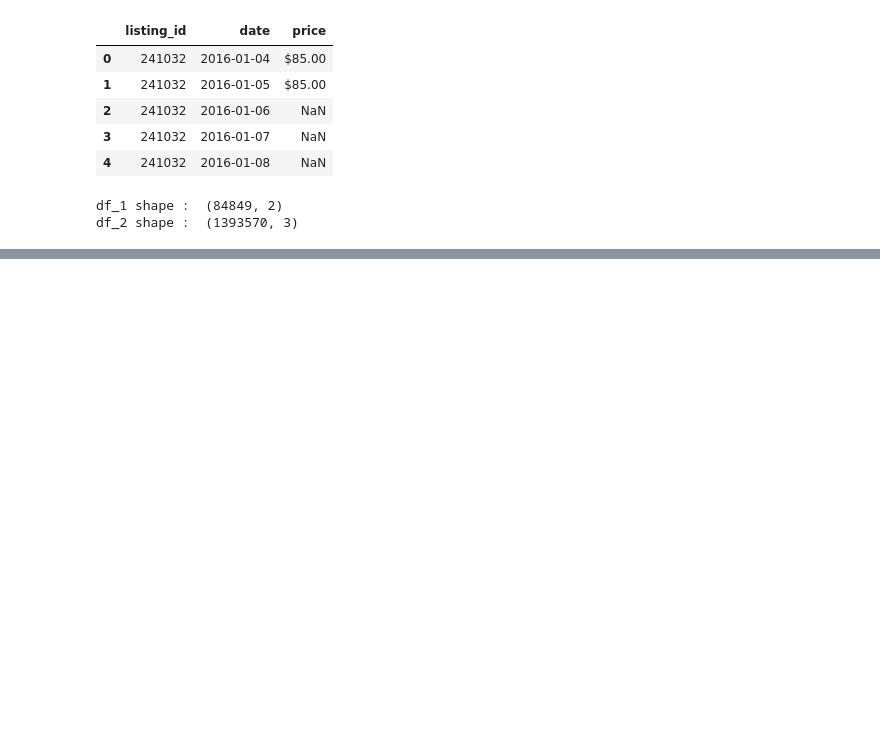
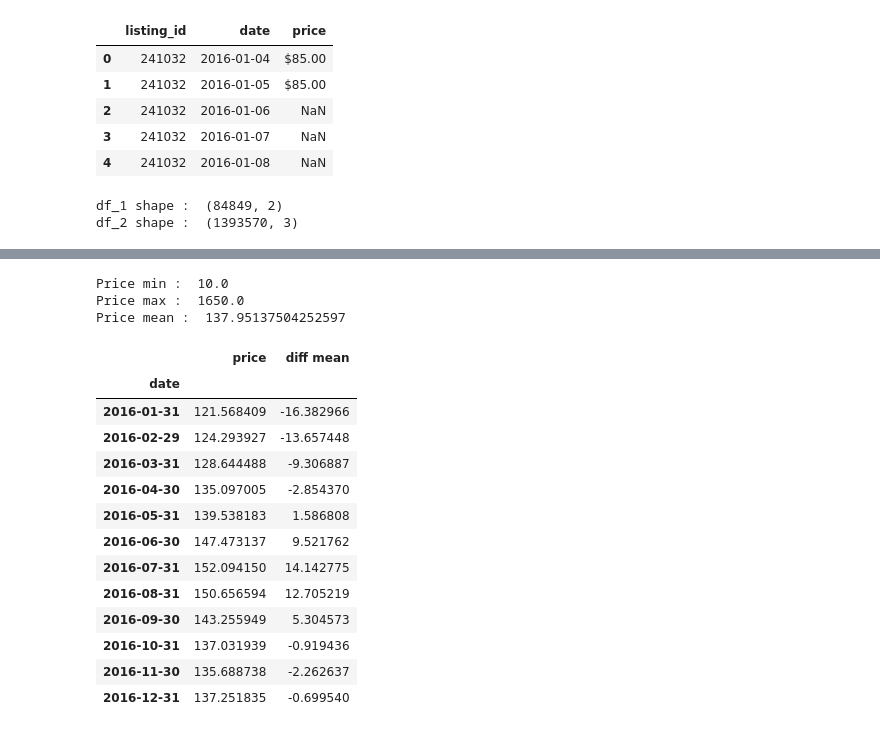
Before and after one commit to Jaouadeddadsi/Seattle-Airbnb-Open-Data, a Jupyter notebook: busiest_times_to_visit_Seattle.ipynb, the cells around one changed output, grey strips where cells are left out. Drawn from its saved outputs; the diff is of its cells as text; code cells hidden in the pictures; blank space fills up the shorter version.

```diff
--- a/busiest_times_to_visit_Seattle.ipynb
+++ b/busiest_times_to_visit_Seattle.ipynb
@@ -69,0 +146,30 @@ From the table above we can see that the numbers of reservation is defferente fr
+# %%
+## The price
+print("Price min : ",  df_2016_no_nul['price'].min())
+print("Price max : ",  df_2016_no_nul['price'].max())
+print("Price mean : ",  df_2016_no_nul['price'].mean())
+# %% [output]
+Price min :  10.0
+Price max :  1650.0
+Price mean :  137.95137504252597
+# %%
+df_2016_month = df_2016_no_nul.resample('M').mean()
+## difference between the price mean per month and the price mean
+df_2016_month['diff mean'] = df_2016_month['price'] - df_2016_no_nul['price'].mean()
+###
+df_2016_month
+# %% [output]
+|  | price | diff mean |
+| date |  |  |
+| 2016-01-31 | 121.568409 | -16.382966 |
+| 2016-02-29 | 124.293927 | -13.657448 |
+| 2016-03-31 | 128.644488 | -9.306887 |
+| 2016-04-30 | 135.097005 | -2.854370 |
+| 2016-05-31 | 139.538183 | 1.586808 |
+| 2016-06-30 | 147.473137 | 9.521762 |
+| 2016-07-31 | 152.094150 | 14.142775 |
+| 2016-08-31 | 150.656594 | 12.705219 |
+| 2016-09-30 | 143.255949 | 5.304573 |
+| 2016-10-31 | 137.031939 | -0.919436 |
+| 2016-11-30 | 135.688738 | -2.262637 |
+| 2016-12-31 | 137.251835 | -0.699540 |
```
Also changed, not shown: parts of 16 cells of this notebook.
